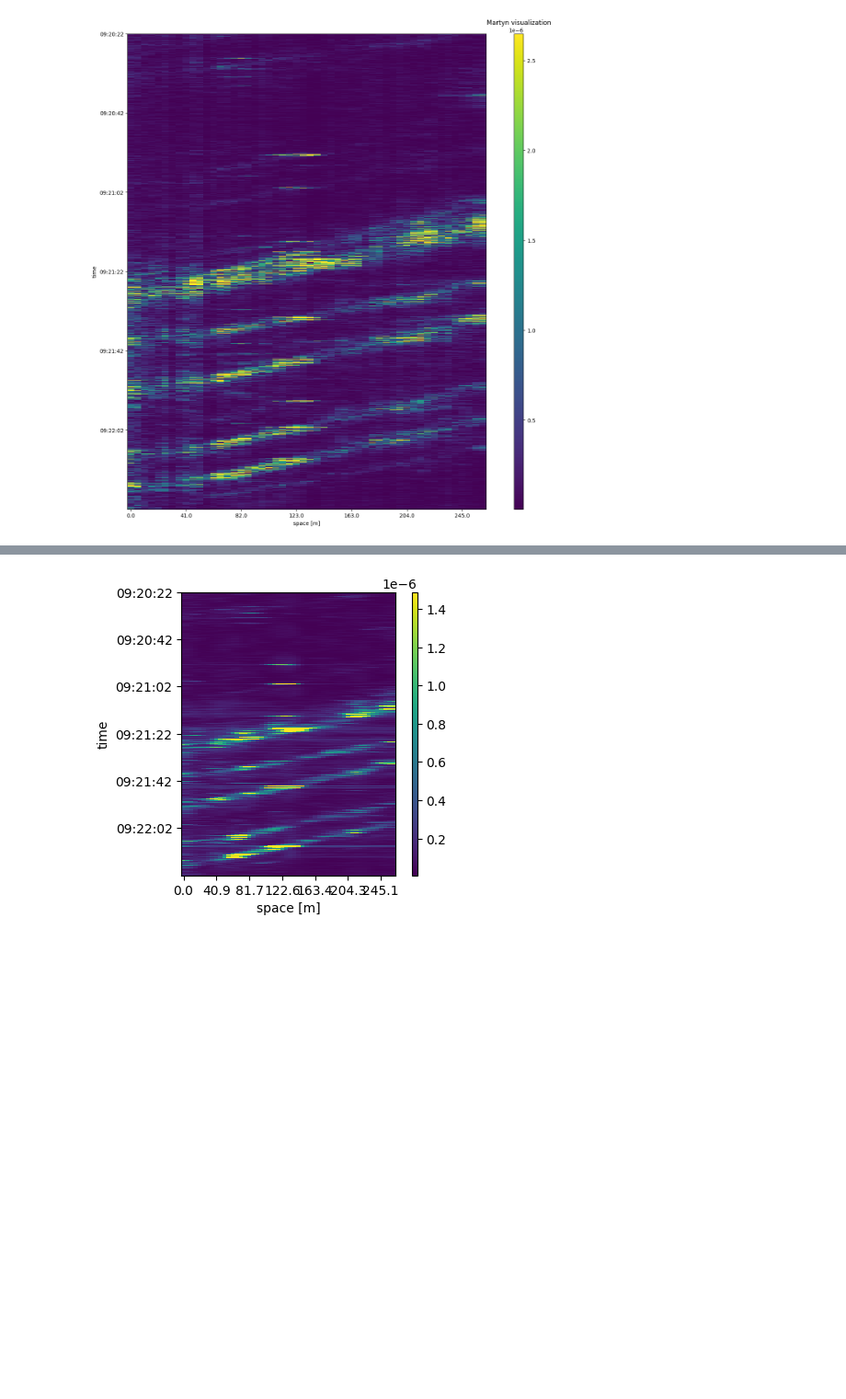
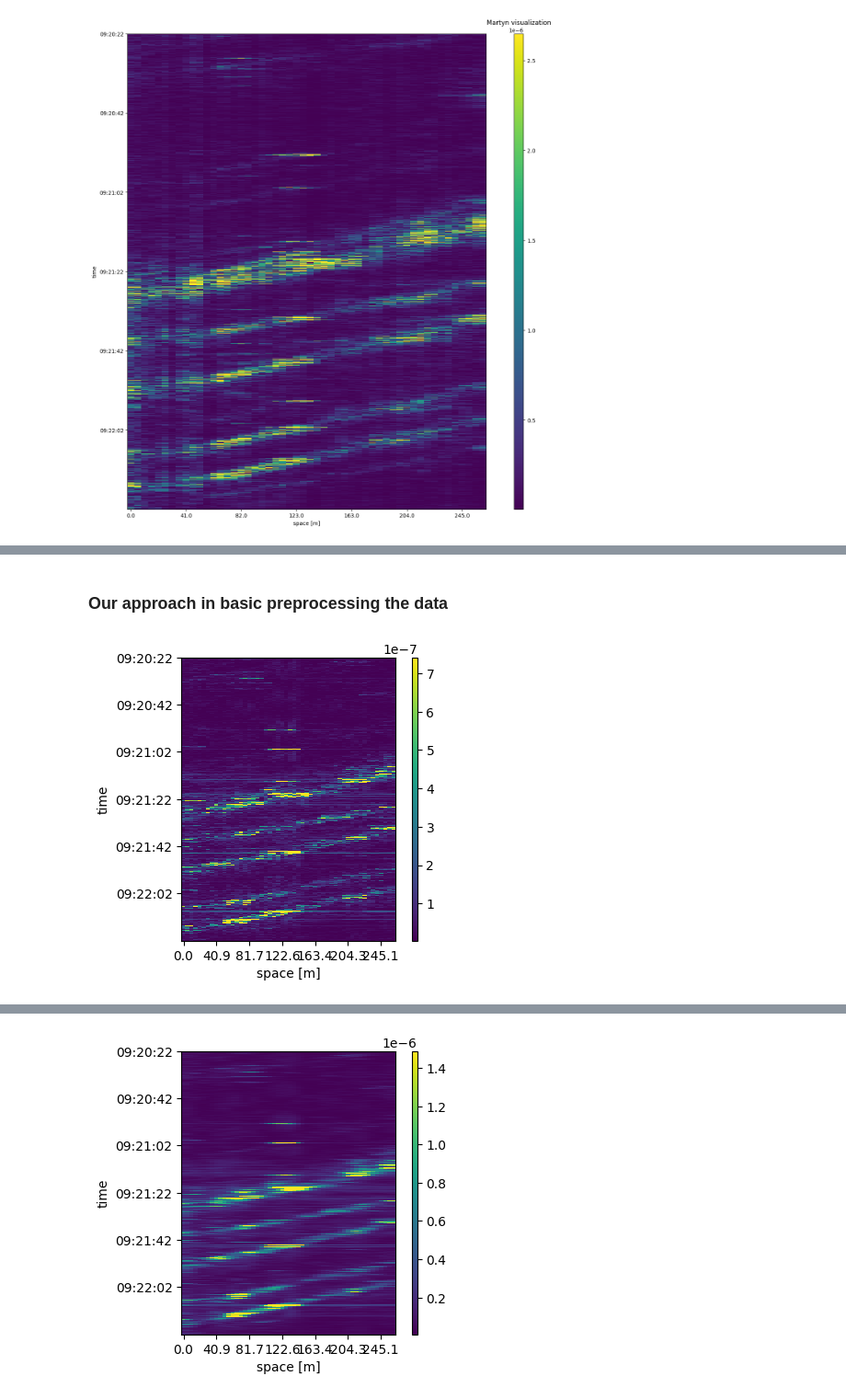
Before and after one commit to mmartyna123/ComputerVision, a Jupyter notebook: Project1/Project.ipynb, the cells around one changed output, grey strips where cells are left out. Shown: that part at 92% size. Saved outputs shown, nothing was run; the diff lists cells and outputs as text; code cells hidden in the pictures; blank space fills up the shorter version.

```diff
--- a/Project1/Project.ipynb
+++ b/Project1/Project.ipynb
@@ -78,0 +125,76 @@ plt.show()
+# %% [markdown]
+### Our approach in basic preprocessing the data
+# %%
+# Step 1: Remove mean and apply Fourier filtering
+# Subtract the mean of each row (temporal mean subtraction) to center the data around zero.
+# This step ensures that variations across time are more visible.
+df = df.subtract(df.mean(axis=1), axis=0)
+
+# Apply Fourier Transform to the data along the spatial dimension (columns).
+# This transforms the data from the spatial domain into the frequency domain.
+df_fft = np.fft.fft(df, axis=0)
+
+# Remove low frequencies (which correspond to smoother, slower changes over space).
+# This acts as a high-pass filter, removing smooth trends and keeping sharper, rapid variations.
+# The `[:10]` selects the first 10 frequency components and sets them to 0.
+df_fft[:10] = 0
+
+# Apply the inverse Fourier Transform to convert the data back to the spatial domain.
+# Only the high-frequency components remain after this step.
+# The `.real` extracts the real part of the complex values resulting from the inverse transform.
+df_filtered = np.fft.ifft(df_fft, axis=0).real
+
+# Reconstruct the DataFrame with the filtered data, preserving the original indexing and column labels.
+df = pd.DataFrame(df_filtered, index=df.index, columns=df.columns)
+
+# Step 2: Signal Magnitude Enhancement
+# Compute the Root Mean Square (RMS) value for the data.
+# This emphasizes the magnitude of changes and ensures all values are non-negative.
+df = np.sqrt(df**2)
+
+# Step 3: Edge Detection
+# Use the Sobel filter from the `skimage.filters` library for edge detection.
+# Sobel calculates the gradient of the data, which highlights transitions (edges) in the signal.
+# This is particularly useful for identifying boundaries or rapid changes in the data.
+from skimage.filters import sobel
+df_edges = sobel(df.values)
+
+# Convert the result back to a DataFrame for consistency with the original data structure.
+df = pd.DataFrame(df_edges, index=df.index, columns=df.columns)
+
+# Step 4: Normalize Data for Visualization
+# Calculate the 3rd and 99th percentiles of the data to define a robust range for normalization.
+# This prevents outliers from dominating the contrast in the visualization.
+low, high = np.percentile(df, [3, 99])
+
+# Create a normalization object to scale the data for visualization.
+# The data will be clipped and scaled to the range [low, high].
+from matplotlib.colors import Normalize
+norm = Normalize(vmin=low, vmax=high, clip=True)
+
+# The normalized data is now ready for visualization.
+
+
+# Step 5: Visualization
+import matplotlib.pyplot as plt
+
+fig = plt.figure(figsize=(3, 4))
+ax = plt.axes()
+
+im = ax.imshow(df, interpolation='none', aspect='auto', norm=norm, cmap='viridis')
+plt.ylabel('time')
+plt.xlabel('space [m]')
+
+# Add colorbar
+cax = fig.add_axes([ax.get_position().x1 + 0.06, ax.get_position().y0, 0.02, ax.get_position().height])
+plt.colorbar(im, cax=cax)
+
+# Set axes labels
+x_positions, x_labels = set_axis(df.columns)
+ax.set_xticks(x_positions, np.round(x_labels, 1))
+y_positions, y_labels = set_axis(df.index.time)
+ax.set_yticks(y_positions, y_labels)
+
+plt.show()
+# %% [output]
+[figure, added]
```
Also changed, not shown: parts of 7 cells of this notebook.
